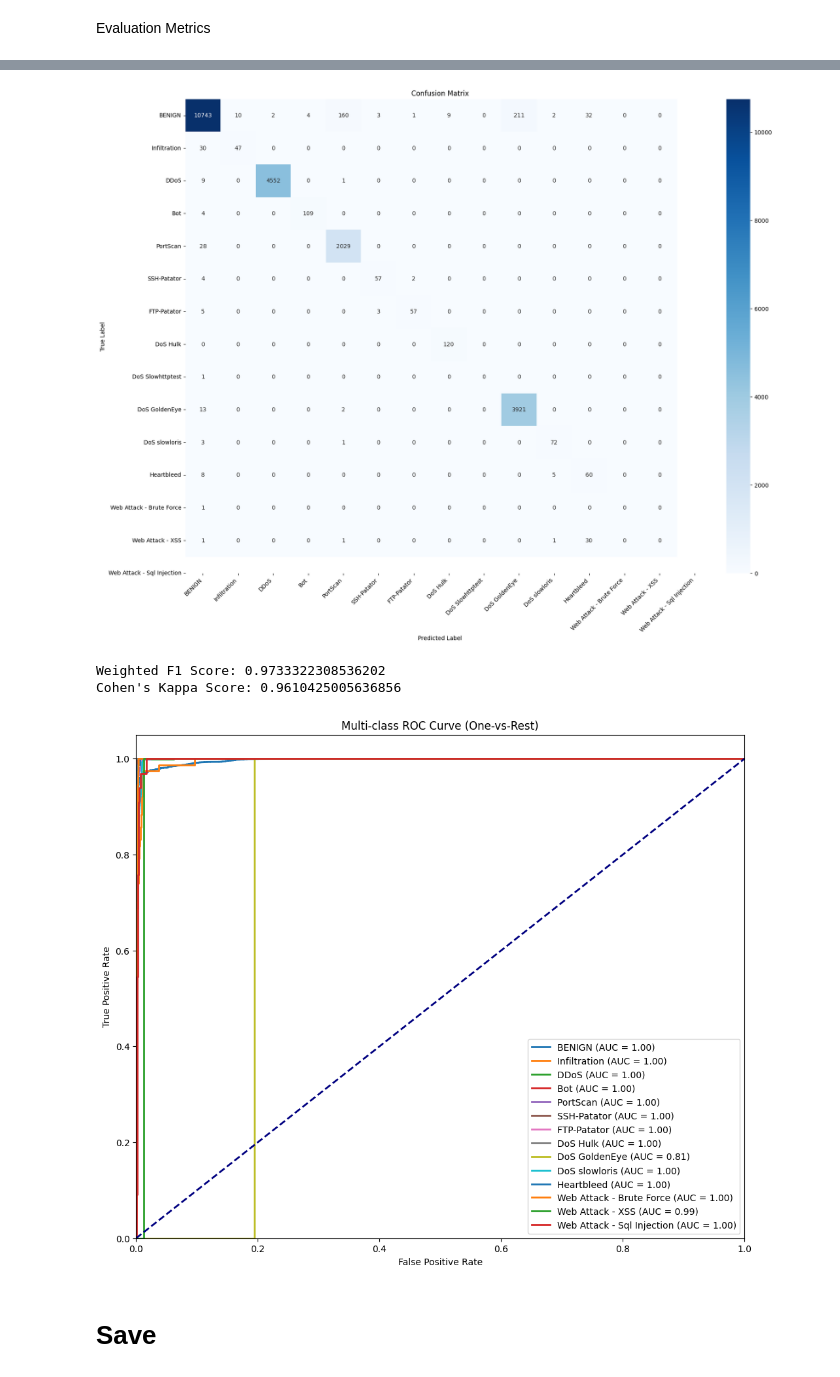
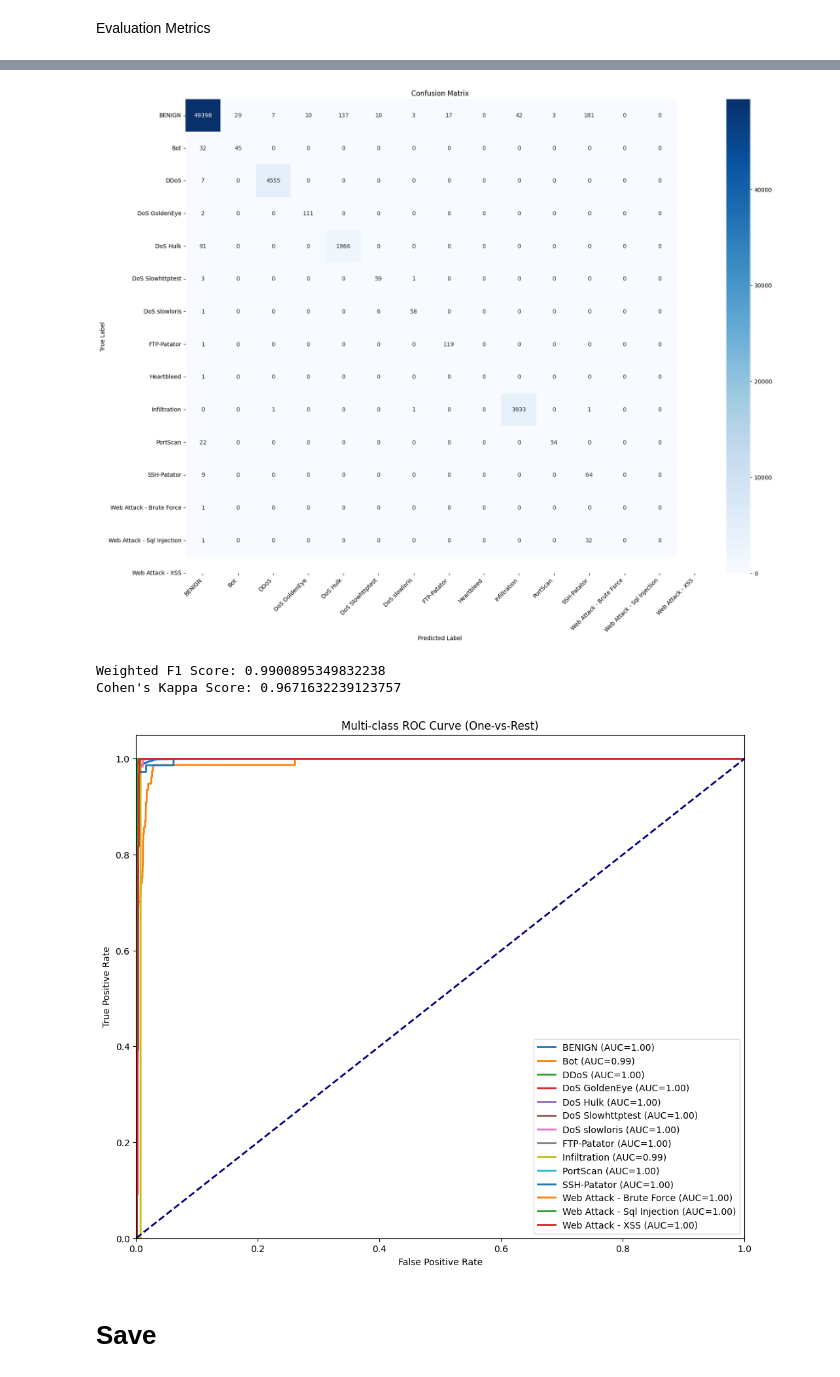
Before and after one commit to JamesTan44181/DLI-Group-Assignment, a Jupyter notebook: GroupAssignment.ipynb, the cells around one changed output, grey strips where cells are left out. Drawn from its saved outputs; the diff is of its cells as text; code cells hidden in the pictures.

```diff
--- a/GroupAssignment.ipynb
+++ b/GroupAssignment.ipynb
@@ -230,7 +285,5 @@ Label Encoding using One-Hot Encoding because the model we choose is neural netw
 # Above put in data cleaning places
 
 ohe = OneHotEncoder(sparse_output=False)
-labels = ohe.fit_transform(df_balanced[['Label']])
-print("First 5 one-hot encoded labels:")
-print(labels[:5])
-print("Classes:", ohe.categories_)
+y_train_bal = ohe.fit_transform(y_train_bal_raw.reshape(-1,1))
+y_test = ohe.transform(y_test_raw.reshape(-1,1))
@@ -339,7 +346,7 @@ model.add(Dense(neurons[2], activation='relu'))
 model.add(Dropout(dropout_rate))
 
 # Output layer
-model.add(Dense(y_train.shape[1], activation='softmax'))
+model.add(Dense(y_train_bal.shape[1], activation='softmax'))
 
 model.summary()
 # %% [output]
@@ -498,12 +508,10 @@ KeyboardInterrupt:
 # %% [markdown]
 Prediction
 # %%
-# Model prediction
-y_pred_probs = model.predict(X_test)
+# Predict probabilities
+y_pred_probs = model.predict(X_test_scaled)
 
-# Convert to class labels
-# Predict Label
+# Convert probabilities to class labels
 y_pred = y_pred_probs.argmax(axis=1)
-# Real label
-y_true = y_test.argmax(axis=1)
+y_true = y_test.argmax(axis=1)  # y_test is one-hot
 # %% [output]
@@ -511,27 +519,25 @@ y_true = y_test.argmax(axis=1)
 # %% [markdown]
 Evaluation Metrics
 # %%
-warnings.filterwarnings(action='ignore', category=UndefinedMetricWarning)
-
-# 1. Accuracy
+# Accuracy
 accuracy = accuracy_score(y_true, y_pred)
 print("Accuracy:", accuracy)
 
-# 2. Macro F1
+# Macro F1
 macro_f1 = f1_score(y_true, y_pred, average='macro', zero_division=0)
 print("Macro F1 Score:", macro_f1)
 
-# 3. Per-class Precision, Recall, F1
-print("\nClassification Report (Per-class metrics):\n")
+# Classification Report
+print("\nClassification Report:\n")
 print(classification_report(y_true, y_pred, zero_division=0))
 
-# 4. Confusion Matrix
+# Confusion Matrix
 cm = confusion_matrix(y_true, y_pred)
-class_names = df_combined['Label'].unique()
+label_names = ohe.categories_[0]
 
 plt.figure(figsize=(20, 15))
 sns.heatmap(cm, annot=True, fmt="d", cmap="Blues",
-            xticklabels=class_names, yticklabels=class_names,
+            xticklabels=label_names, yticklabels=label_names,
             annot_kws={"size": 10})
 plt.xticks(rotation=45, ha='right')
 plt.yticks(rotation=0)
@@ -540,31 +546,27 @@ plt.ylabel("True Label")
 plt.title("Confusion Matrix")
 plt.show()
 
-# 5. Weighted F1 Score
+# Weighted F1
 weighted_f1 = f1_score(y_true, y_pred, average='weighted', zero_division=0)
 print("Weighted F1 Score:", weighted_f1)
 
-# 6. Cohen’s Kappa Score
+# Cohen's Kappa
 kappa = cohen_kappa_score(y_true, y_pred)
 print("Cohen's Kappa Score:", kappa)
 
-# 7. Multi-class ROC Curve (One-vs-Rest)
-# y_test should be one-hot encoded
-y_true_bin = y_test
-n_classes = y_true_bin.shape[1]
-label_names = df_combined['Label'].unique()
-
+# Multi-class ROC Curve
+n_classes = y_test.shape[1]
 plt.figure(figsize=(12, 10))
 for i in range(n_classes):
-    if y_true_bin[:, i].sum() == 0 or np.all(y_pred_probs[:, i] == 0):
+    if y_test[:, i].sum() == 0 or np.all(y_pred_probs[:, i] == 0):
         continue
-    fpr, tpr, _ = roc_curve(y_true_bin[:, i], y_pred_probs[:, i])
+    fpr, tpr, _ = roc_curve(y_test[:, i], y_pred_probs[:, i])
     roc_auc = auc(fpr, tpr)
-    plt.plot(fpr, tpr, lw=2, label=f'{label_names[i]} (AUC = {roc_auc:.2f})')
+    plt.plot(fpr, tpr, lw=2, label=f'{label_names[i]} (AUC={roc_auc:.2f})')
 
-plt.plot([0, 1], [0, 1], color='navy', lw=2, linestyle='--')
-plt.xlim([0.0, 1.0])
-plt.ylim([0.0, 1.05])
+plt.plot([0,1], [0,1], color='navy', lw=2, linestyle='--')
+plt.xlim([0.0,1.0])
+plt.ylim([0.0,1.05])
 plt.xlabel('False Positive Rate')
 plt.ylabel('True Positive Rate')
 plt.title('Multi-class ROC Curve (One-vs-Rest)')
@@ -591,7 +593,7 @@ weighted avg       0.97      0.97      0.97     22354
-[figure, old version]
+[figure, new version]
-Weighted F1 Score: 0.9733322308536202
-Cohen's Kappa Score: 0.9610425005636856
+Weighted F1 Score: 0.9900895349832238
+Cohen's Kappa Score: 0.9671632239123757
-[figure, old version]
+[figure, new version]
 # %% [markdown]
 # Save
 # %% [markdown]
```
Also changed, not shown: parts of 20 cells of this notebook.
